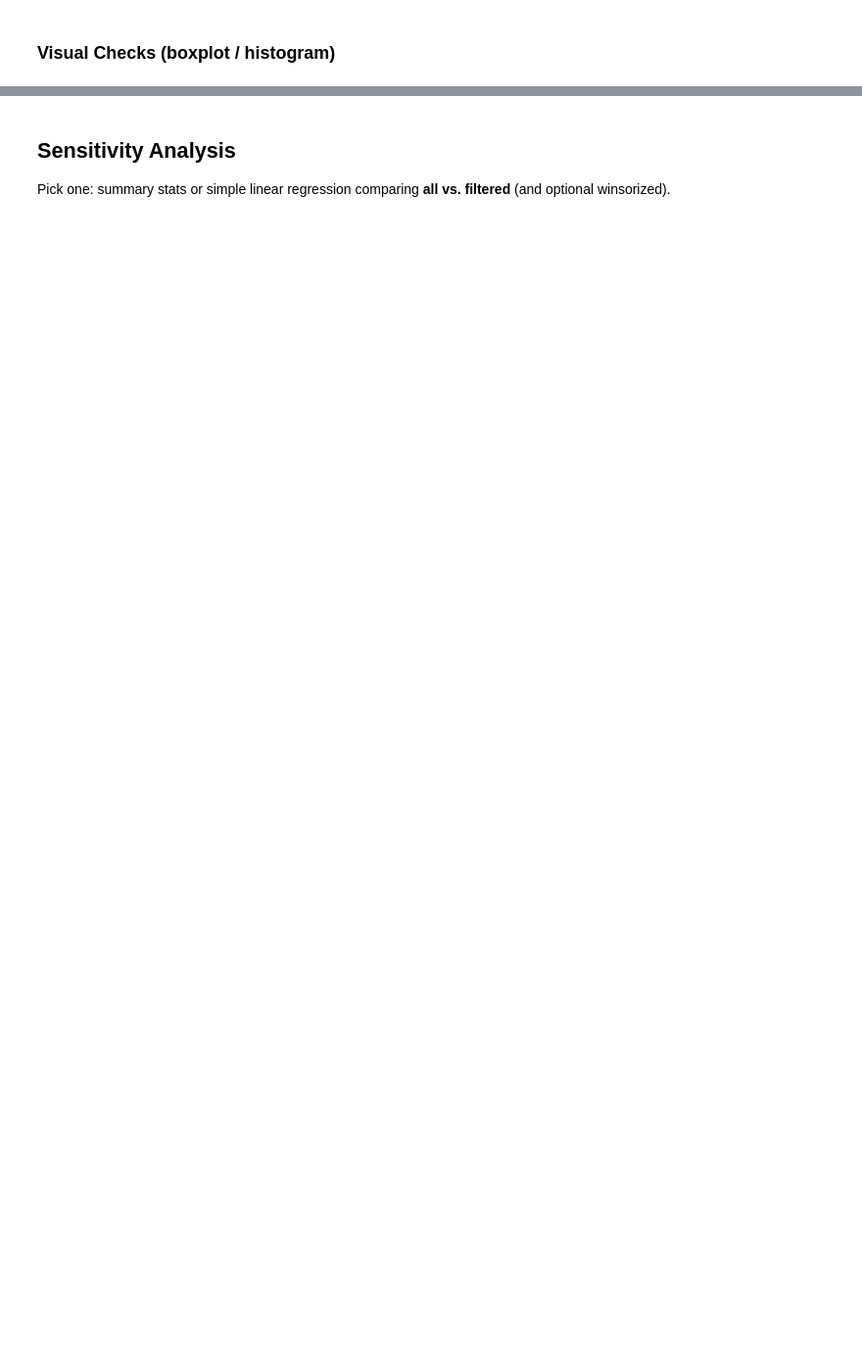
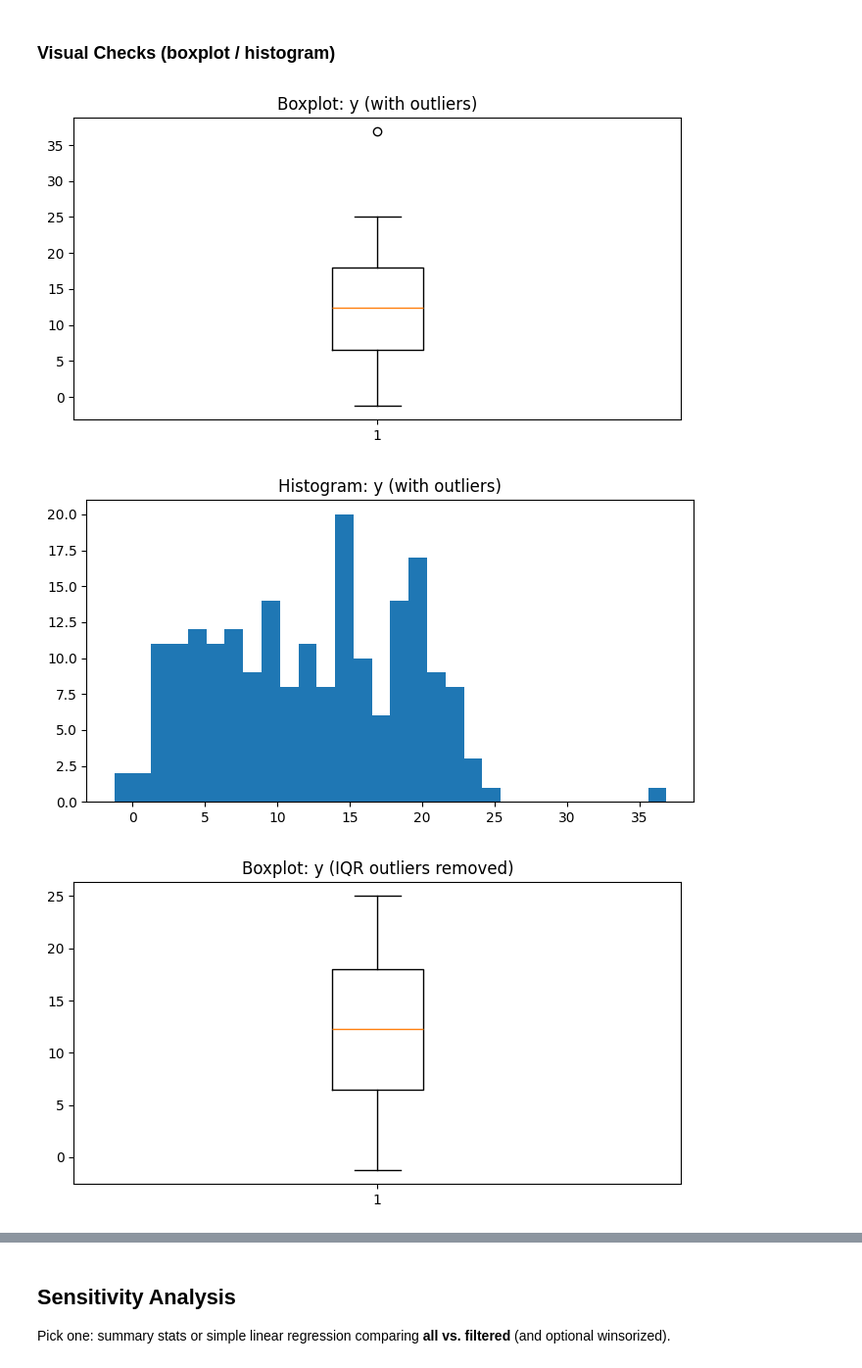
Before and after one commit to yuqingyan2003/bootcamp_Yuqing_Yan, a Jupyter notebook: homework/stage07_outliers-risk-assumptions/stage07_outliers-risk-assumptions_homework-starter.ipynb, the cells around one changed output, grey strips where cells are left out. Shown at 98% size. Drawn from its saved outputs; the diff is of its cells as text; code cells hidden in the pictures; blank space fills up the shorter version.

```diff
--- a/homework/stage07_outliers-risk-assumptions/stage07_outliers-risk-assumptions_homework-starter.ipynb
+++ b/homework/stage07_outliers-risk-assumptions/stage07_outliers-risk-assumptions_homework-starter.ipynb
@@ -133,0 +168,27 @@ plt.show()
+# %%
+import matplotlib.pyplot as plt
+
+plt.figure(figsize=(8, 4))
+plt.boxplot(df[target_col])
+plt.title(f'Boxplot: {target_col} (with outliers)')
+plt.show()
+
+plt.figure(figsize=(8, 4))
+plt.hist(df[target_col], bins=30)
+plt.title(f'Histogram: {target_col} (with outliers)')
+plt.show()
+
+# Visualize after removing IQR outliers
+plt.figure(figsize=(8, 4))
+plt.boxplot(df.loc[~df['outlier_iqr'], target_col])
+plt.title(f'Boxplot: {target_col} (IQR outliers removed)')
+plt.show()
+
+plt.figure(figsize=(8, 4))
+plt.hist(df.loc[~df['outlier_iqr'], target_col], bins=30)
+plt.title(f'Histogram: {target_col} (IQR outliers removed)')
+plt.show()
+# %% [output]
+[figure, added]
+[figure, added]
+[figure, added]
```
Also changed, not shown: parts of 17 cells of this notebook, 4 other files.
